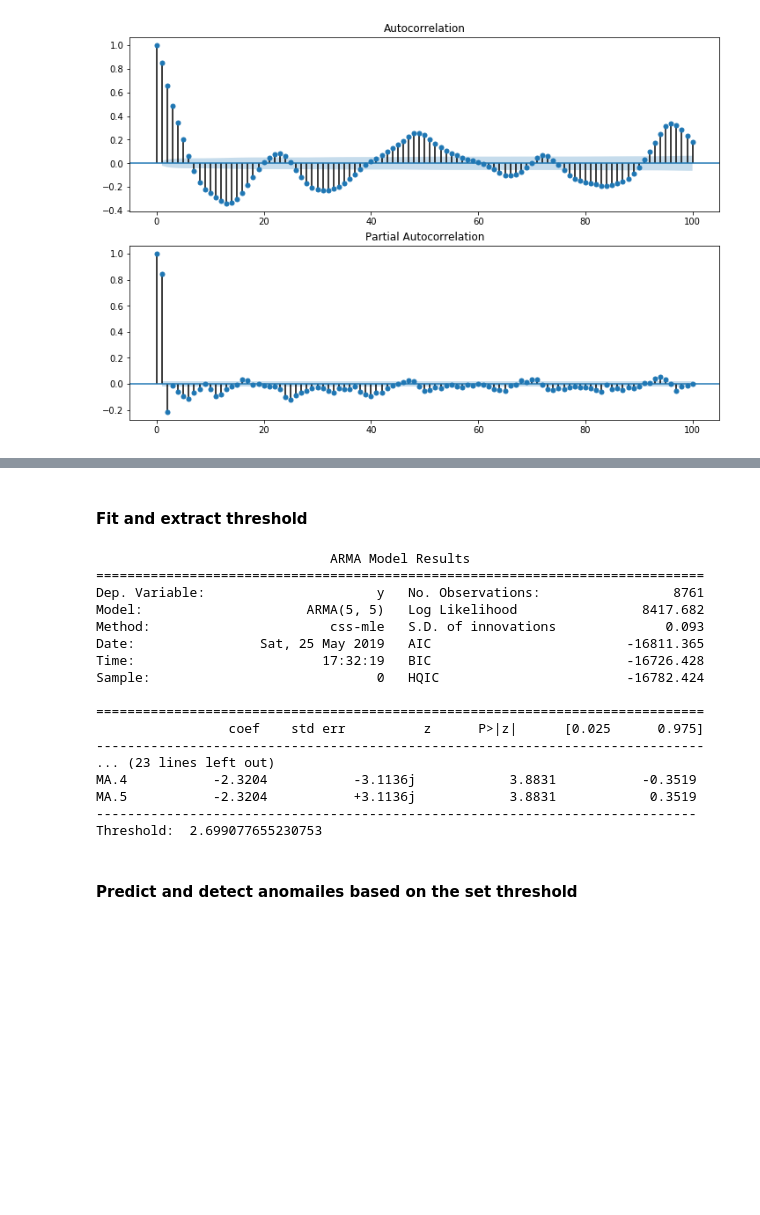
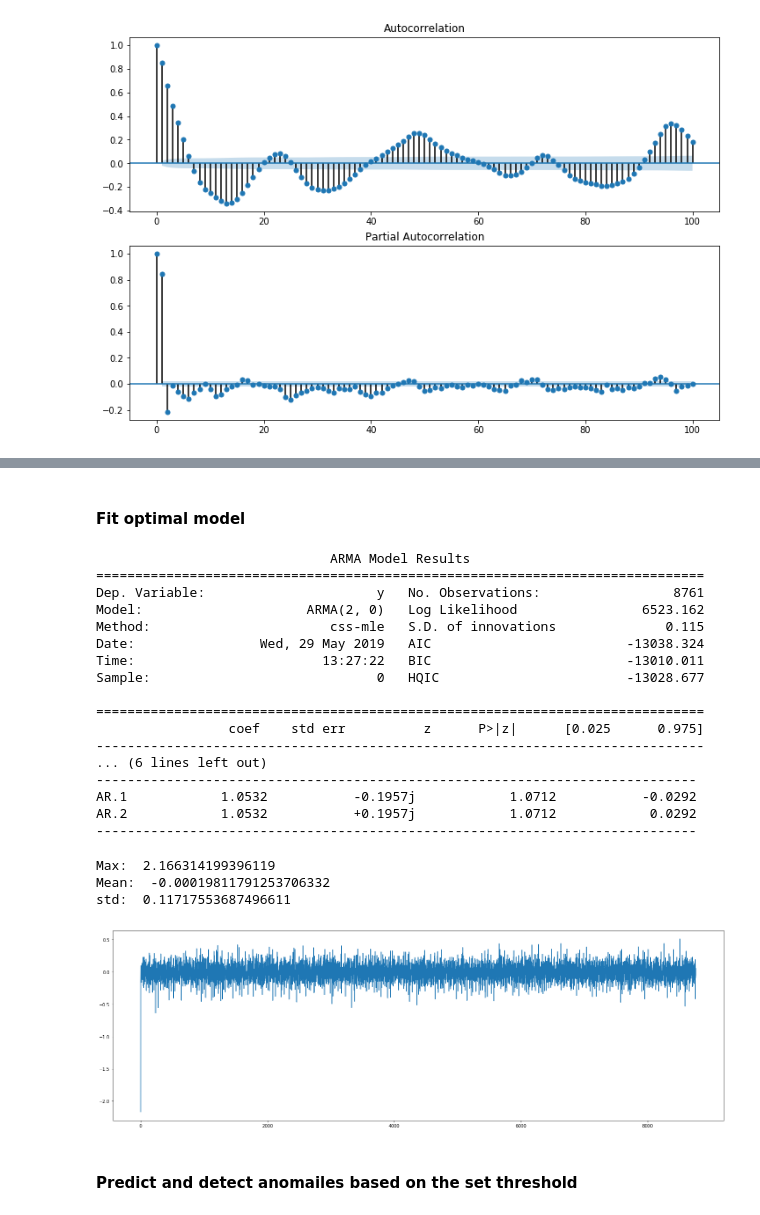
Before and after one commit to giannislelekas/CS4035, a Jupyter notebook: lab2/ARMA Task.ipynb, the cells around one changed output, grey strips where cells are left out. Drawn from its saved outputs; the diff is of its cells as text; code cells hidden in the pictures; blank space fills up the shorter version.

```diff
--- a/lab2/ARMA Task.ipynb
+++ b/lab2/ARMA Task.ipynb
@@ -3,13 +3,15 @@ import numpy as np
 from matplotlib import pyplot as plt
 import pandas as pd
 import statsmodels.api as sm
+from helper_functions.arma_helper_functions import *
+from helper_functions.comparison_helper_functions import *
 
 # Load the datasets from the saved numpy arrays in the Familiarization task
-X = np.load('./train_data.npy')
-y = np.load('./train_labels.npy')
-X_test = np.load('./test_data.npy')
+X = np.load('./data/train_data.npy')
+y = np.load('./data/actual_train_labels.npy')
+X_test = np.load('./data/test_data.npy')
 
-train_data = pd.read_pickle('./train_data_df.pkl')
+train_data = pd.read_pickle('./data/train_data_df.pkl')
 
 # Seperate the two training datasets
 # X1, y1 = training data and labels 1 (normal behaviour)
@@ -98,9 +100,11 @@ First use again the simple predictive model we used in the familiarization task,
 import statsmodels.api as sm
 from statsmodels.tsa.arima_model import ARMA
 from statsmodels.tsa.arima_model import ARIMA
+from statsmodels.tsa.statespace.sarimax import SARIMAX
 
-signal = X1[:, 0]
-model = ARMA(endog=signal, order=(1,0)).fit()
+train_signal = X1[:, 0]
+test_signal = X2[:, 0]
+model = ARMA(endog=train_signal, order=(1,0)).fit()
 
 print("AIC: ", model.aic)
 print("BIC: ", model.bic)
@@ -124,14 +128,11 @@ fig = sm.graphics.tsa.plot_pacf(model.resid, lags=lags, ax=ax[1])
 # %%
 # Determine optimal parameters
 p = np.arange(1,6, dtype=int)
-q = np.arange(1,6, dtype=int)
+q = np.arange(0,6, dtype=int)
 
-train_signal = X_scaled[:8761,0]
-test_signal = X_scaled[8761:8800, 0]
-train_labels = y[:8761]
-test_labels = y[8761:8800]
+threshold = 1000
 
-opt_p, opt_q, AIC, _, _ = find_arma_order(train_signal, p, q)
+opt_p, opt_q, AIC, _, _ = find_arma_order(train_signal, p, q, threshold)
 
 print(AIC)
 print(f"Best model fit with order ({p[opt_p]}, {q[opt_q]}), with AIC: {AIC[opt_p, opt_q]}")
@@ -146,32 +151,39 @@ tt = auto_arima(y=train_signal, start_p=1,start_q=1,max_p=6,max_q=6, max_order=2
-# %% [markdown]
-#### Fit and extract threshold
+# %% [markdown]
+#### Fit optimal model
 # %%
 # summary of the fitted model
-# opt_p, opt_q = 5,5
+opt_p, opt_q = 2,0
 model = ARMA(endog=train_signal, order=(opt_p, opt_q))
 model_fit = model.fit()
 print(model_fit.summary())
-
-# threshold for detecting anomalies on the test set
-threshold = determine_threshold(train_signal, opt_p, opt_q, multiplier=1.5)
-print("Threshold: ", threshold)
 # %% [output]
                               ARMA Model Results
 ==============================================================================
 Dep. Variable:                      y   No. Observations:                 8761
-Model:                     ARMA(5, 5)   Log Likelihood                8417.682
-Method:                       css-mle   S.D. of innovations              0.093
-Date:                Sat, 25 May 2019   AIC                         -16811.365
-Time:                        17:32:19   BIC                         -16726.428
-Sample:                             0   HQIC                        -16782.424
+Model:                     ARMA(2, 0)   Log Likelihood                6523.162
+Method:                       css-mle   S.D. of innovations              0.115
+Date:                Wed, 29 May 2019   AIC                         -13038.324
+Time:                        13:27:22   BIC                         -13010.011
+Sample:                             0   HQIC                        -13028.677
 
 ==============================================================================
                  coef    std err          z      P>|z|      [0.025      0.975]
 ------------------------------------------------------------------------------
-... (23 lines left out)
-MA.4           -2.3204           -3.1136j            3.8831           -0.3519
-MA.5           -2.3204           +3.1136j            3.8831            0.3519
+... (6 lines left out)
 -----------------------------------------------------------------------------
-Threshold:  2.699077655230753
+AR.1            1.0532           -0.1957j            1.0712           -0.0292
+AR.2            1.0532           +0.1957j            1.0712            0.0292
+-----------------------------------------------------------------------------
+# %%
+plt.figure(figsize=(25,8))
+plt.plot(model_fit.resid)
+print("Max: ", max(np.abs(model_fit.resid)))
+print("Mean: ", np.mean(model_fit.resid))
+print("std: ", np.std(model_fit.resid))
+# %% [output]
+Max:  2.166314199396119
+Mean:  -0.00019811791253706332
+std:  0.11717553687496611
+[figure, added]
 # %% [markdown]
 #### Predict and detect anomailes based on the set threshold
```
Also changed, not shown: parts of 43 cells of this notebook, 22 other files.
